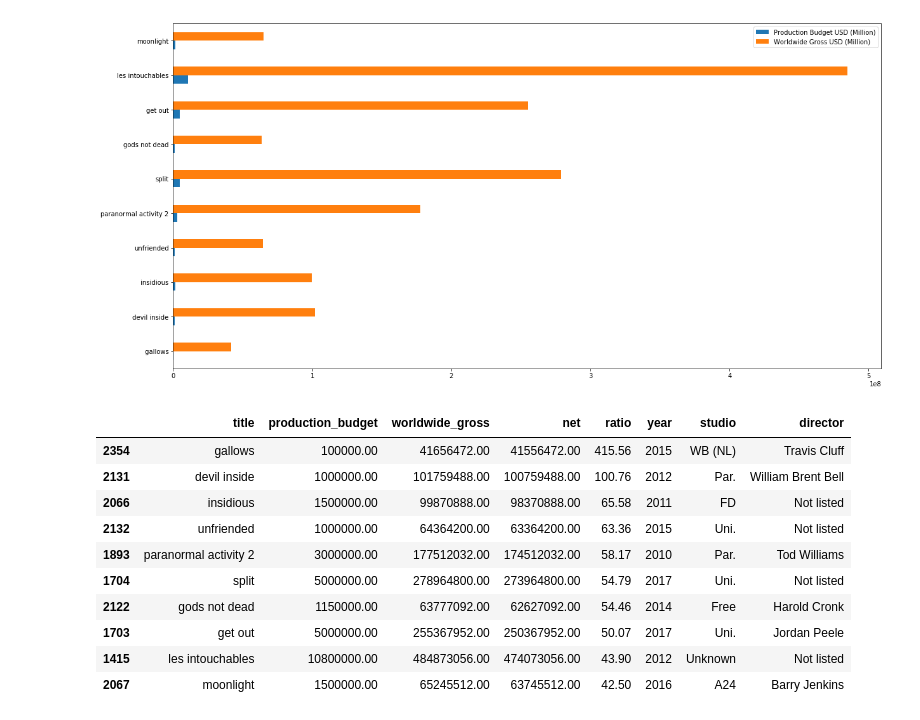
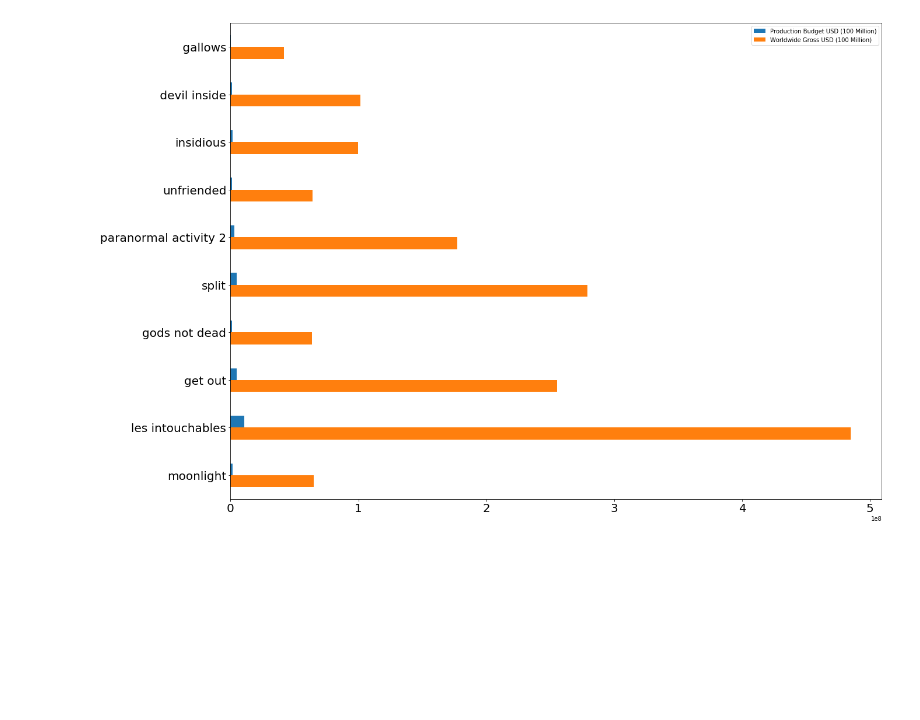
Before and after one commit to khayes847/mod-1-project, a Jupyter notebook: Project_Kyle-Copy_Final-Pep8.ipynb, the cells around one changed output. Cells and saved outputs as stored; diff of their text form; code cells hidden in the pictures; blank space fills up the shorter version.

```diff
--- a/Project_Kyle-Copy_Final-Pep8.ipynb
+++ b/Project_Kyle-Copy_Final-Pep8.ipynb
@@ -21,12 +21,12 @@ imbd_principals = pd.read_csv('Data/Zipped_Data/imdb.title.principals.csv.gz',
 # %%
 # Remove punctuation from producton and worldwide.
 # Switch variables from string to float.
-tn_budget['production_budget'] = tn_budget['production_budget'].\
- apply(lambda x: x.translate(str.maketrans
-                             ('', '', '!"#$%&\'()*+,-./:;<=>?@[\\]^_`{|}~')))
-tn_budget['worldwide_gross'] = tn_budget['worldwide_gross'].\
- apply(lambda x: x.translate(str.maketrans
-                             ('', '', '!"#$%&\'()*+,-./:;<=>?@[\\]^_`{|}~')))
+tn_budget['production_budget'] = tn_budget['production_budget']\
+ .apply(lambda x: x.translate
+        (str.maketrans('', '', '!"#$%&\'()*+,-./:;<=>?@[\\]^_`{|}~')))
+tn_budget['worldwide_gross'] = tn_budget['worldwide_gross']\
+ .apply(lambda x: x.translate
+        (str.maketrans('', '', '!"#$%&\'()*+,-./:;<=>?@[\\]^_`{|}~')))
 tn_budget['production_budget'] = pd.to_numeric(tn_budget.production_budget,
                                                downcast='float',
                                                errors='coerce')
@@ -182,27 +209,11 @@ ax = df.plot.barh(figsize=(20, 10), rot=0)
 # %%
 # Create earnings/cost graph for films with top ROI
-top_ratio = merged_df_cleaned.sort_values(by=['ratio'], ascending=False)[:10]
-
 index = list(top_ratio['title'])
 production_budget = list(top_ratio['production_budget'])
 worldwide_gross = list(top_ratio['worldwide_gross'])
-df = pd.DataFrame({'Production Budget USD (Million)': production_budget,
-                   'Worldwide Gross USD (Million)': worldwide_gross},
+df = pd.DataFrame({'Production Budget USD (100 Million)': production_budget,
+                   'Worldwide Gross USD (100 Million)': worldwide_gross},
                   index=index)
-ax = df.plot.barh(figsize=(20, 10), rot=0)
+ax = df.plot.barh(figsize=(20, 15), rot=0, fontsize=20).invert_yaxis()
 # %% [output]
-[figure, old version]
+[figure, new version]
-# %%
-top_ratio
-# %% [output]
-|  | title | production_budget | worldwide_gross | net | ratio | year | studio | director |
-| 2354 | gallows | 100000.00 | 41656472.00 | 41556472.00 | 415.56 | 2015 | WB (NL) | Travis Cluff |
-| 2131 | devil inside | 1000000.00 | 101759488.00 | 100759488.00 | 100.76 | 2012 | Par. | William Brent Bell |
-| 2066 | insidious | 1500000.00 | 99870888.00 | 98370888.00 | 65.58 | 2011 | FD | Not listed |
-| 2132 | unfriended | 1000000.00 | 64364200.00 | 63364200.00 | 63.36 | 2015 | Uni. | Not listed |
-| 1893 | paranormal activity 2 | 3000000.00 | 177512032.00 | 174512032.00 | 58.17 | 2010 | Par. | Tod Williams |
-| 1704 | split | 5000000.00 | 278964800.00 | 273964800.00 | 54.79 | 2017 | Uni. | Not listed |
-| 2122 | gods not dead | 1150000.00 | 63777092.00 | 62627092.00 | 54.46 | 2014 | Free | Harold Cronk |
-| 1703 | get out | 5000000.00 | 255367952.00 | 250367952.00 | 50.07 | 2017 | Uni. | Jordan Peele |
-| 1415 | les intouchables | 10800000.00 | 484873056.00 | 474073056.00 | 43.90 | 2012 | Unknown | Not listed |
-| 2067 | moonlight | 1500000.00 | 65245512.00 | 63745512.00 | 42.50 | 2016 | A24 | Barry Jenkins |
```
Also changed, not shown: parts of 15 cells of this notebook, 10 other files.
